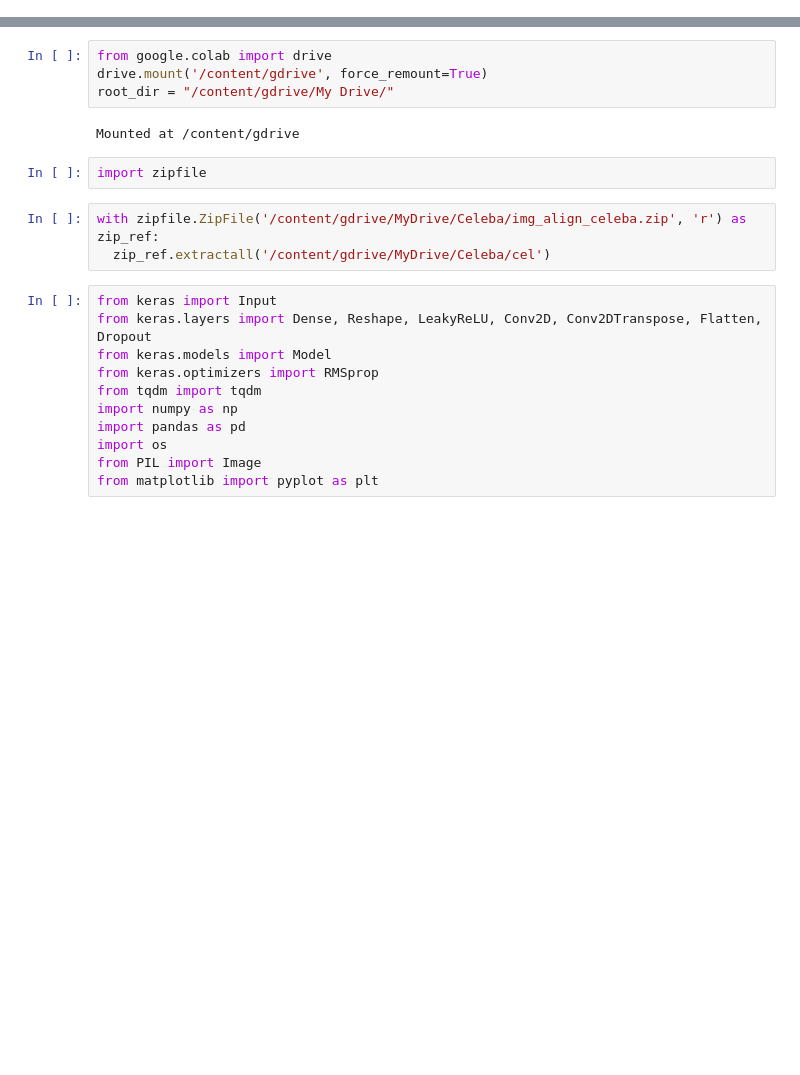
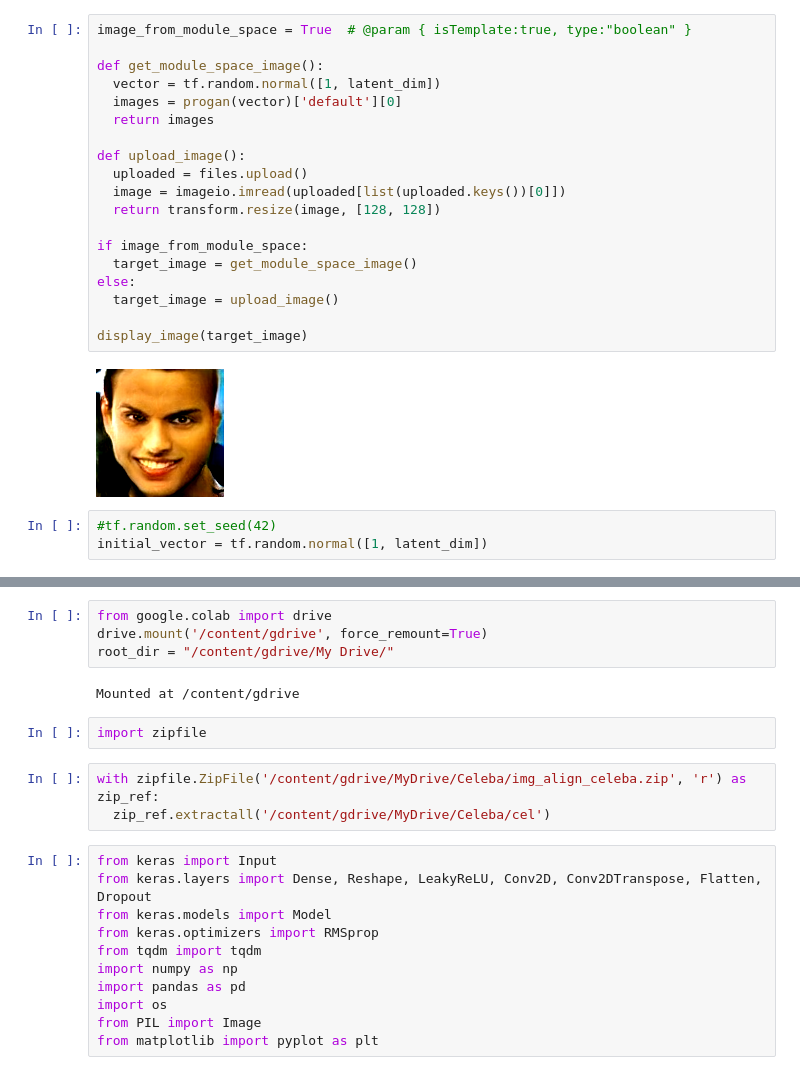
Before and after one commit to GrueneKatze/GANs, a Jupyter notebook: Face_generation.ipynb, the cells around one changed output, grey strips where cells are left out. Cells and saved outputs as stored; diff of their text form; blank space fills up the shorter version.

```diff
--- a/Face_generation.ipynb
+++ b/Face_generation.ipynb
@@ -2,0 +107,24 @@
+# %%
+image_from_module_space = True  # @param { isTemplate:true, type:"boolean" }
+
+def get_module_space_image():
+  vector = tf.random.normal([1, latent_dim])
+  images = progan(vector)['default'][0]
+  return images
+
+def upload_image():
+  uploaded = files.upload()
+  image = imageio.imread(uploaded[list(uploaded.keys())[0]])
+  return transform.resize(image, [128, 128])
+
+if image_from_module_space:
+  target_image = get_module_space_image()
+else:
+  target_image = upload_image()
+
+display_image(target_image)
+# %% [output]
+[figure, added]
+# %%
+#tf.random.set_seed(42)
+initial_vector = tf.random.normal([1, latent_dim])
```
Also changed, not shown: parts of 11 cells of this notebook.
